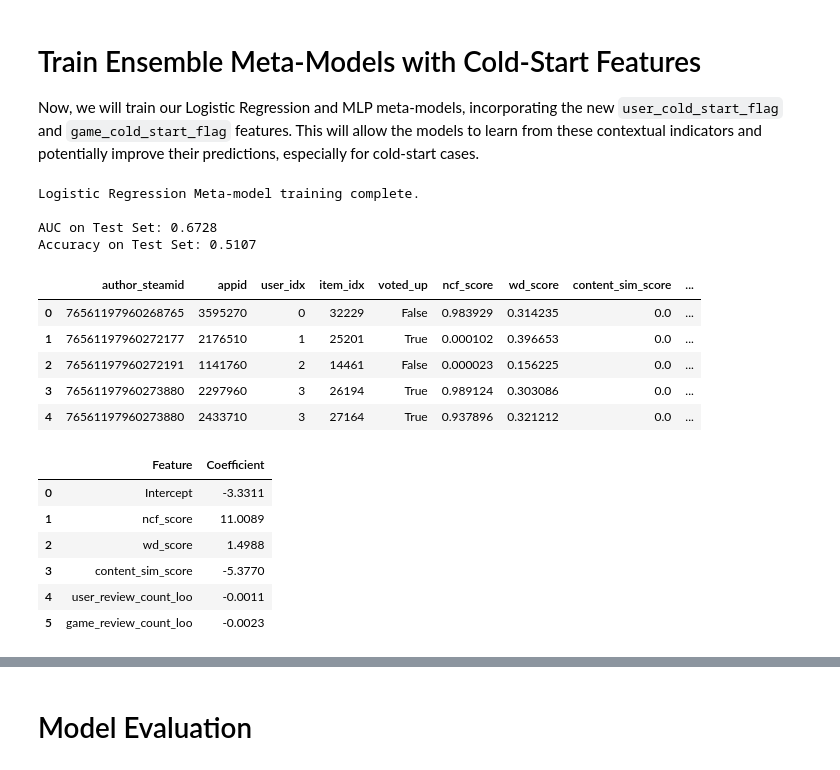
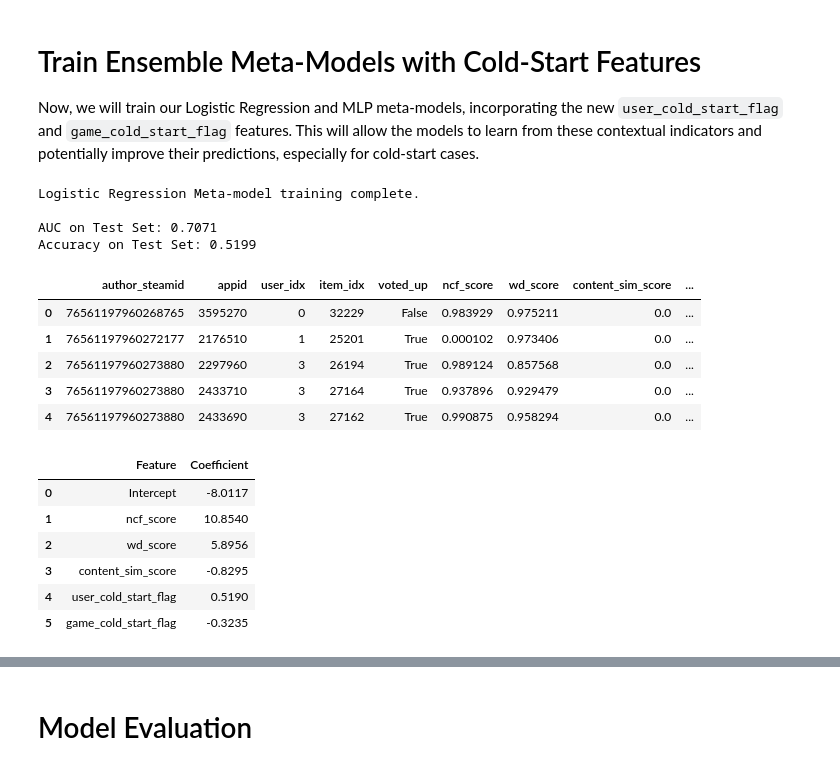
Before and after one commit to hamy-nguyen/BT4222_Group5_AY2526_S2, a Jupyter notebook: phase4_finalised/phase_4_logistic_regression.ipynb, the cells around one changed output, grey strips where cells are left out. Saved outputs shown, nothing was run; the diff lists cells and outputs as text; code cells hidden in the pictures.

```diff
--- a/phase4_finalised/phase_4_logistic_regression.ipynb
+++ b/phase4_finalised/phase_4_logistic_regression.ipynb
@@ -16,8 +16,8 @@ _BASE = Path.cwd()  # Jupyter sets cwd to notebook directory
 
 FEAT_DIR   = str(_BASE.parent / "phase0_finalised" / "feature_engineered_data")
 NCF_DIR    = str(_BASE.parent / "phase1_finalised" / "phase1_outputs")
-CBF_DIR    = str(_BASE.parent / "phase2_finalised" / "phase2_2" / "phase2_2_outputs")
-WD_DIR     = str(_BASE.parent / "phase3_finalised" / "without_extra_filter" / "phase3_outputs")
+CBF_DIR    = str(_BASE.parent / "phase2_finalised" / "phase2_1" / "phase2_1_outputs")
+WD_DIR     = str(_BASE.parent / "phase3_finalised" / "with_extra_filter" / "phase3_outputs_extra_filter")
 OUTPUT_DIR = str(_BASE / "phase4_outputs")
 os.makedirs(OUTPUT_DIR, exist_ok=True)
 
@@ -104,7 +76,7 @@ NCF Neg:  (690537, 6)
 | 4 | 76561197960272191 | 2461580 | 2 | 27348 | False | 1.848527e-08 |
 # %%
 # Phase 2 outputs
-content_similarity_scores = pd.read_parquet(os.path.join(CBF_DIR, "content_similarity_scores.parquet"))
+content_similarity_scores = pd.read_parquet(os.path.join(CBF_DIR, "phase2_content_similarity_scores.parquet"))
 # %%
 print("CBF: ", content_similarity_scores.shape)
 
@@ -215,7 +187,7 @@ train_scores = pd.merge(
 
 train_scores = pd.merge(
     train_scores,
-    train_with_features[['recommendationid', 'appid', 'author_steamid', 'user_review_count_loo','game_review_count_loo']],
+    train_with_features[['recommendationid', 'appid', 'author_steamid', 'user_cold_start_flag','game_cold_start_flag']],
     on=['author_steamid', 'appid'], how='left'
 )
 
@@ -256,7 +228,7 @@ test_scores = pd.merge(
 
 test_scores = pd.merge(
     test_scores,
-    test_with_features[['recommendationid', 'appid', 'author_steamid', 'user_review_count_loo','game_review_count_loo']],
+    test_with_features[['recommendationid', 'appid', 'author_steamid', 'user_cold_start_flag','game_cold_start_flag']],
     on=['author_steamid', 'appid'], how='left'
 )
 
@@ -285,45 +257,45 @@ from sklearn.metrics import roc_auc_score, accuracy_score
 # Define features and target for the meta-model training (with new features)
 X_train = train_scores[[
     'ncf_score', 'wd_score', 'content_sim_score',
-    'user_review_count_loo', 'game_review_count_loo'
+    'user_cold_start_flag', 'game_cold_start_flag'
 ]]
 y_train = train_scores['voted_up']
 
 # Initialize and train the Logistic Regression meta-model with cold-start features
 ensemble_model_lr = LogisticRegression(solver='liblinear', random_state=42)
 ensemble_model_lr.fit(X_train, y_train)
 
 print("Logistic Regression Meta-model training complete.")
 
 # Define features and target for the meta-model evaluation (using the prepared test set)
 X_test = test_scores[[
     'ncf_score', 'wd_score', 'content_sim_score',
-    'user_review_count_loo', 'game_review_count_loo'
+    'user_cold_start_flag', 'game_cold_start_flag'
 ]]
 y_test = test_scores['voted_up']
 
 # Predict probabilities on the test set using the trained meta-model
 test_scores['ensemble_score_lr'] = ensemble_model_lr.predict_proba(X_test)[:, 1]
 
 # Evaluate the ensemble model's performance on the test set
 auc_ensemble_lr = roc_auc_score(y_test, test_scores['ensemble_score_lr'])
 acc_ensemble_lr = accuracy_score(y_test, (test_scores['ensemble_score_lr'] > 0.5))
 
 print(f"\nAUC on Test Set: {auc_ensemble_lr:.4f}")
 print(f"Accuracy on Test Set: {acc_ensemble_lr:.4f}")
 
 display(test_scores.head())
 # %% [output]
 Logistic Regression Meta-model training complete.
 
-AUC on Test Set: 0.6728
-Accuracy on Test Set: 0.5107
+AUC on Test Set: 0.7071
+Accuracy on Test Set: 0.5199
 |  | author_steamid | appid | user_idx | item_idx | voted_up | ncf_score | wd_score | content_sim_score | ... |
-| 0 | 76561197960268765 | 3595270 | 0 | 32229 | False | 0.983929 | 0.314235 | 0.0 | ... |
-| 1 | 76561197960272177 | 2176510 | 1 | 25201 | True | 0.000102 | 0.396653 | 0.0 | ... |
-| 2 | 76561197960272191 | 1141760 | 2 | 14461 | False | 0.000023 | 0.156225 | 0.0 | ... |
-| 3 | 76561197960273880 | 2297960 | 3 | 26194 | True | 0.989124 | 0.303086 | 0.0 | ... |
-| 4 | 76561197960273880 | 2433710 | 3 | 27164 | True | 0.937896 | 0.321212 | 0.0 | ... |
+| 0 | 76561197960268765 | 3595270 | 0 | 32229 | False | 0.983929 | 0.975211 | 0.0 | ... |
+| 1 | 76561197960272177 | 2176510 | 1 | 25201 | True | 0.000102 | 0.973406 | 0.0 | ... |
+| 2 | 76561197960273880 | 2297960 | 3 | 26194 | True | 0.989124 | 0.857568 | 0.0 | ... |
+| 3 | 76561197960273880 | 2433710 | 3 | 27164 | True | 0.937896 | 0.929479 | 0.0 | ... |
+| 4 | 76561197960273880 | 2433690 | 3 | 27162 | True | 0.990875 | 0.958294 | 0.0 | ... |
 # %%
 # Model coefficients
 coef_table = pd.DataFrame({
@@ -341,9 +313,9 @@ coef_table = pd.concat([intercept, coef_table], ignore_index=True)
 coef_table
 # %% [output]
 |  | Feature | Coefficient |
-| 0 | Intercept | -3.3311 |
-| 1 | ncf_score | 11.0089 |
-| 2 | wd_score | 1.4988 |
-| 3 | content_sim_score | -5.3770 |
-| 4 | user_review_count_loo | -0.0011 |
-| 5 | game_review_count_loo | -0.0023 |
+| 0 | Intercept | -8.0117 |
+| 1 | ncf_score | 10.8540 |
+| 2 | wd_score | 5.8956 |
+| 3 | content_sim_score | -0.8295 |
+| 4 | user_cold_start_flag | 0.5190 |
+| 5 | game_cold_start_flag | -0.3235 |
```
Also changed, not shown: parts of 12 cells of this notebook, 3 other files.
